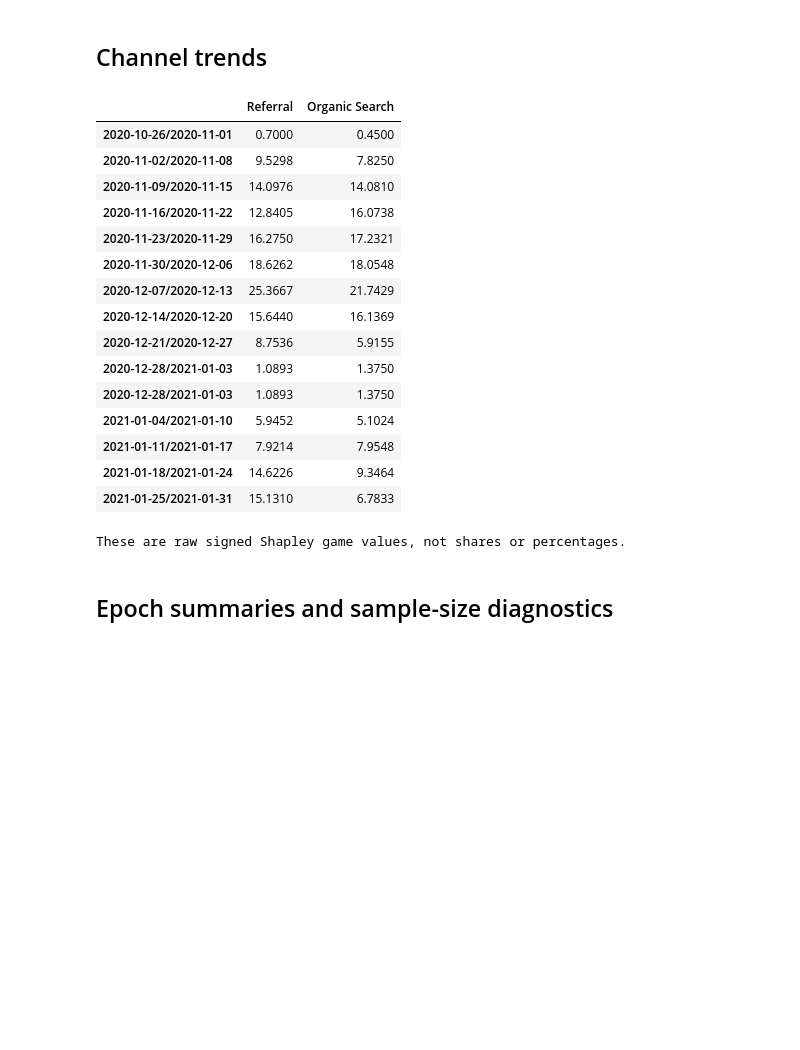
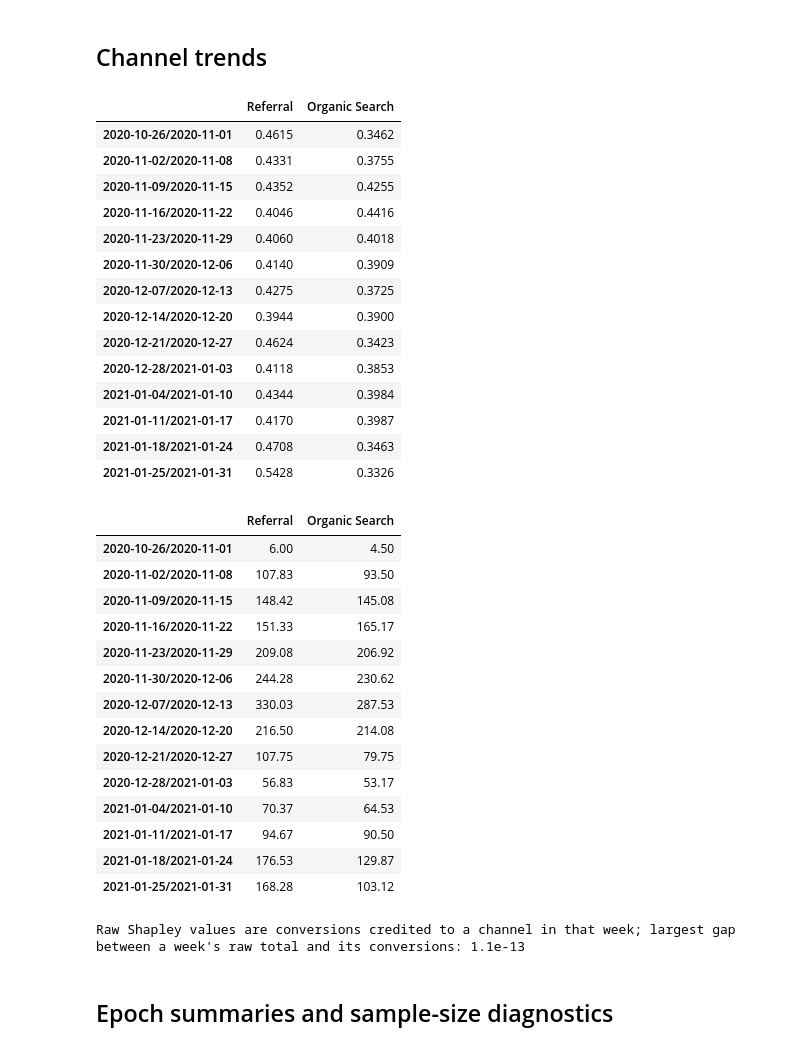
Before and after one commit to 8139CAUSAL/do_attribution, a Jupyter notebook: examples/temporal_shapley.ipynb, the cells around one changed output. Cells and saved outputs as stored; diff of their text form; code cells hidden in the pictures; blank space fills up the shorter version.

```diff
--- a/examples/temporal_shapley.ipynb
+++ b/examples/temporal_shapley.ipynb
@@ -110,27 +127,45 @@ No epoch produced a valid normalized attribution vector; raw values remain avail
 # %% [markdown]
 ## Channel trends
 # %%
+display(attribution_matrix[["Referral", "Organic Search"]].round(4))
 raw_shapley_matrix = temporal_shapley.get_shapley_values_matrix()
-display(raw_shapley_matrix[["Referral", "Organic Search"]].round(4))
-print("These are raw signed Shapley game values, not shares or percentages.")
+display(raw_shapley_matrix[["Referral", "Organic Search"]].round(2))
+weekly_conversions = temporal_shapley.get_epoch_summary()["n_conversions"].to_numpy()
+largest_gap = abs(raw_shapley_matrix.sum(axis=1).to_numpy() - weekly_conversions).max()
+print("Raw Shapley values are conversions credited to a channel in that week; "
+      f"largest gap between a week's raw total and its conversions: {largest_gap:.1e}")
 # %% [output]
 |  | Referral | Organic Search |
-| 2020-10-26/2020-11-01 | 0.7000 | 0.4500 |
-| 2020-11-02/2020-11-08 | 9.5298 | 7.8250 |
-| 2020-11-09/2020-11-15 | 14.0976 | 14.0810 |
-| 2020-11-16/2020-11-22 | 12.8405 | 16.0738 |
-| 2020-11-23/2020-11-29 | 16.2750 | 17.2321 |
-| 2020-11-30/2020-12-06 | 18.6262 | 18.0548 |
-| 2020-12-07/2020-12-13 | 25.3667 | 21.7429 |
-| 2020-12-14/2020-12-20 | 15.6440 | 16.1369 |
-| 2020-12-21/2020-12-27 | 8.7536 | 5.9155 |
-| 2020-12-28/2021-01-03 | 1.0893 | 1.3750 |
-| 2020-12-28/2021-01-03 | 1.0893 | 1.3750 |
-| 2021-01-04/2021-01-10 | 5.9452 | 5.1024 |
-| 2021-01-11/2021-01-17 | 7.9214 | 7.9548 |
-| 2021-01-18/2021-01-24 | 14.6226 | 9.3464 |
-| 2021-01-25/2021-01-31 | 15.1310 | 6.7833 |
+| 2020-10-26/2020-11-01 | 0.4615 | 0.3462 |
+| 2020-11-02/2020-11-08 | 0.4331 | 0.3755 |
+| 2020-11-09/2020-11-15 | 0.4352 | 0.4255 |
+| 2020-11-16/2020-11-22 | 0.4046 | 0.4416 |
+| 2020-11-23/2020-11-29 | 0.4060 | 0.4018 |
+| 2020-11-30/2020-12-06 | 0.4140 | 0.3909 |
+| 2020-12-07/2020-12-13 | 0.4275 | 0.3725 |
+| 2020-12-14/2020-12-20 | 0.3944 | 0.3900 |
+| 2020-12-21/2020-12-27 | 0.4624 | 0.3423 |
+| 2020-12-28/2021-01-03 | 0.4118 | 0.3853 |
+| 2021-01-04/2021-01-10 | 0.4344 | 0.3984 |
+| 2021-01-11/2021-01-17 | 0.4170 | 0.3987 |
+| 2021-01-18/2021-01-24 | 0.4708 | 0.3463 |
+| 2021-01-25/2021-01-31 | 0.5428 | 0.3326 |
+|  | Referral | Organic Search |
+| 2020-10-26/2020-11-01 | 6.00 | 4.50 |
+| 2020-11-02/2020-11-08 | 107.83 | 93.50 |
+| 2020-11-09/2020-11-15 | 148.42 | 145.08 |
+| 2020-11-16/2020-11-22 | 151.33 | 165.17 |
+| 2020-11-23/2020-11-29 | 209.08 | 206.92 |
+| 2020-11-30/2020-12-06 | 244.28 | 230.62 |
+| 2020-12-07/2020-12-13 | 330.03 | 287.53 |
+| 2020-12-14/2020-12-20 | 216.50 | 214.08 |
+| 2020-12-21/2020-12-27 | 107.75 | 79.75 |
+| 2020-12-28/2021-01-03 | 56.83 | 53.17 |
+| 2021-01-04/2021-01-10 | 70.37 | 64.53 |
+| 2021-01-11/2021-01-17 | 94.67 | 90.50 |
+| 2021-01-18/2021-01-24 | 176.53 | 129.87 |
+| 2021-01-25/2021-01-31 | 168.28 | 103.12 |
-These are raw signed Shapley game values, not shares or percentages.
+Raw Shapley values are conversions credited to a channel in that week; largest gap between a week's raw total and its conversions: 1.1e-13
 # %% [markdown]
 ## Epoch summaries and sample-size diagnostics
 # %%
```
Also changed, not shown: parts of 10 cells of this notebook, 20 other files.
